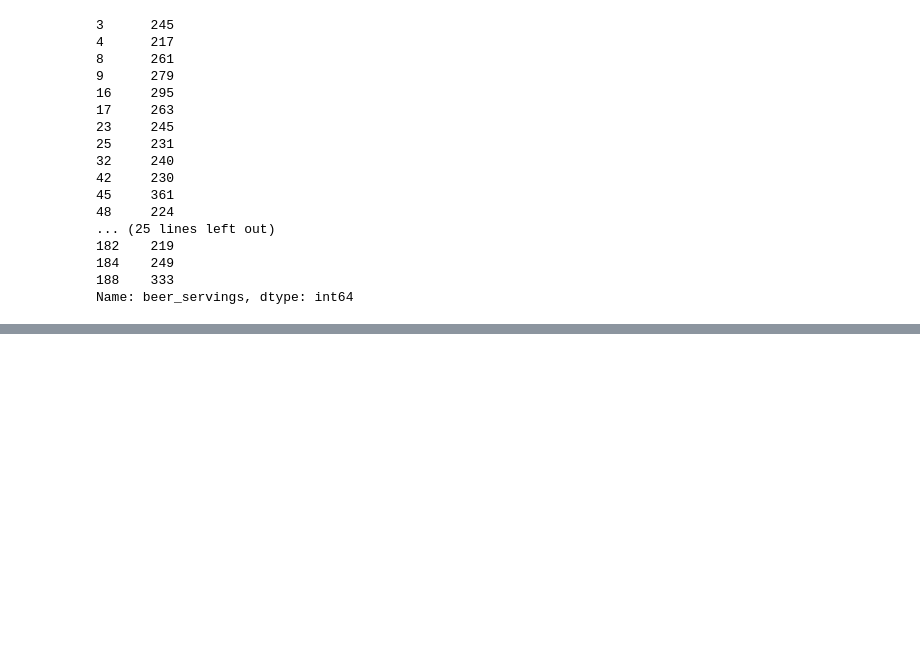
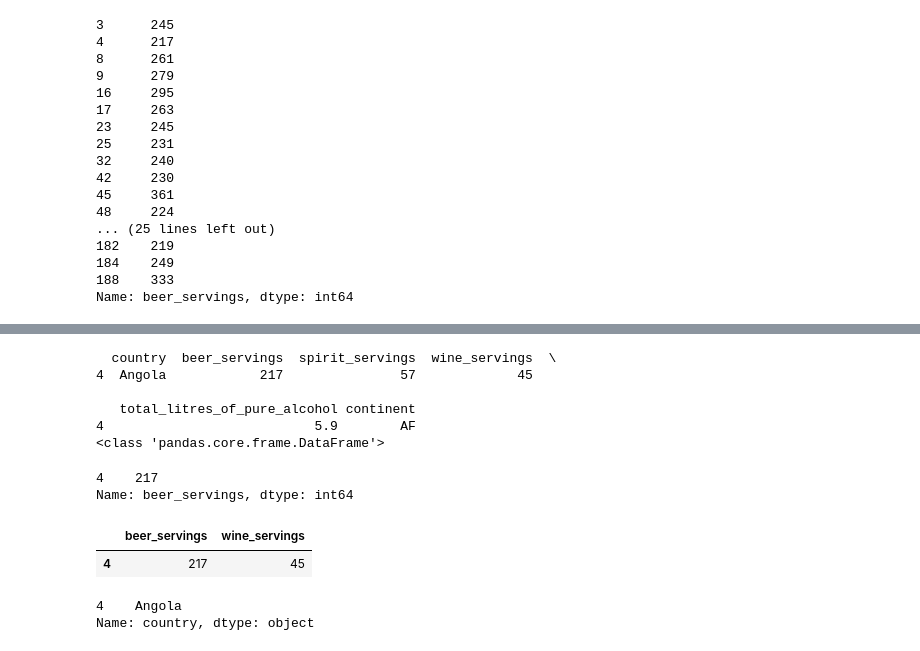
Before and after one commit to jinhuioh/Hi_ai, a Jupyter notebook: data05/drink-data.ipynb, the cells around one changed output, grey strips where cells are left out. Saved outputs shown, nothing was run; the diff lists cells and outputs as text; code cells hidden in the pictures; blank space fills up the shorter version.

```diff
--- a/data05/drink-data.ipynb
+++ b/data05/drink-data.ipynb
@@ -560,0 +643,31 @@ Name: beer_servings, dtype: int64
+# %%
+df3 = df[df['country'] == 'Angola']
+print(df3)
+print(type(df3))
+# %% [output]
+  country  beer_servings  spirit_servings  wine_servings  \
+4  Angola            217               57             45
+
+   total_litres_of_pure_alcohol continent
+4                           5.9        AF
+<class 'pandas.core.frame.DataFrame'>
+# %%
+df3 = df[df['country'] == 'Angola']['beer_servings']
+df3
+# %% [output]
+4    217
+Name: beer_servings, dtype: int64
+# %%
+df4 = df[df['country'] == 'Angola'][['beer_servings','wine_servings']]
+df4
+# %% [output]
+|  | beer_servings | wine_servings |
+| 4 | 217 | 45 |
+# %%
+#df3 = df[df['country'] == 'Angola']랑 같은 코드
+#변수명 = Series[Series == 조건]
+df5 = df['country'][df['country'] == 'Angola']
+df5
+# %% [output]
+4    Angola
+Name: country, dtype: object
```
Also changed, not shown: parts of 9 cells of this notebook.
